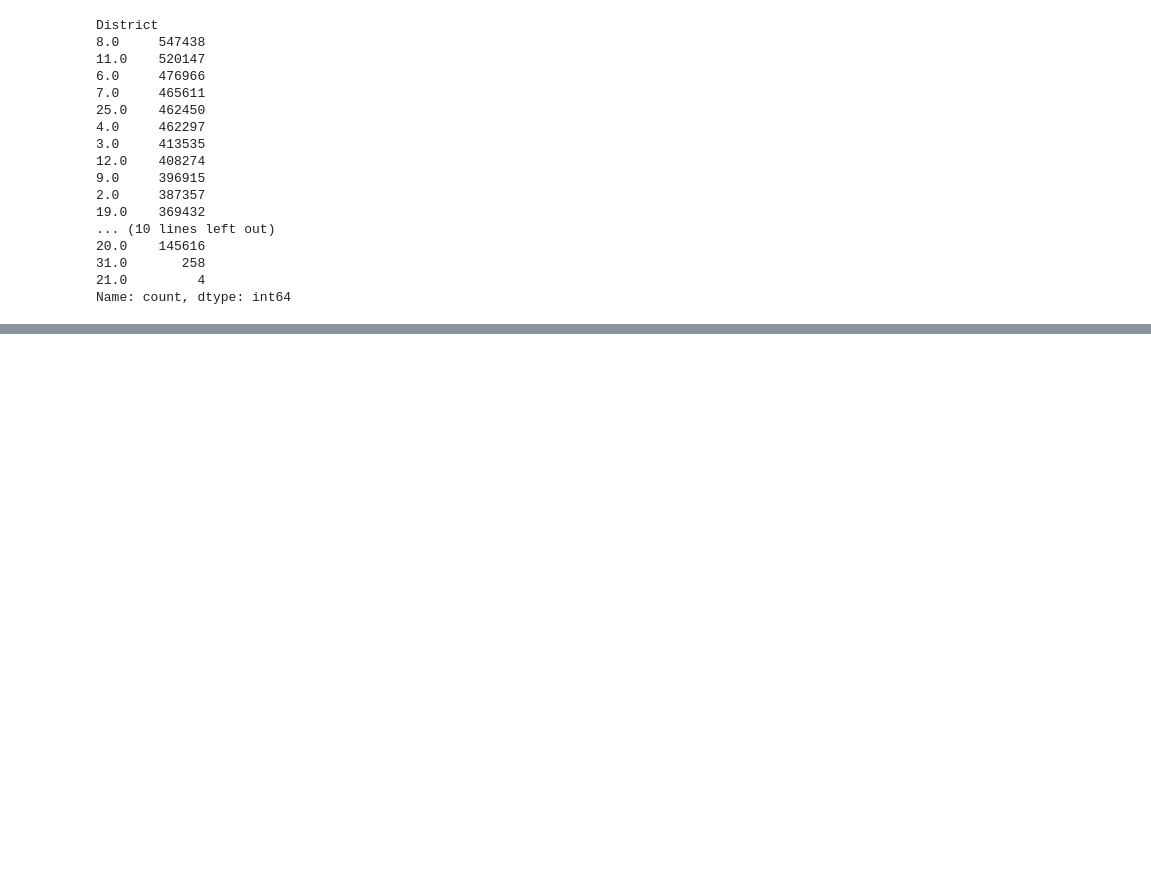
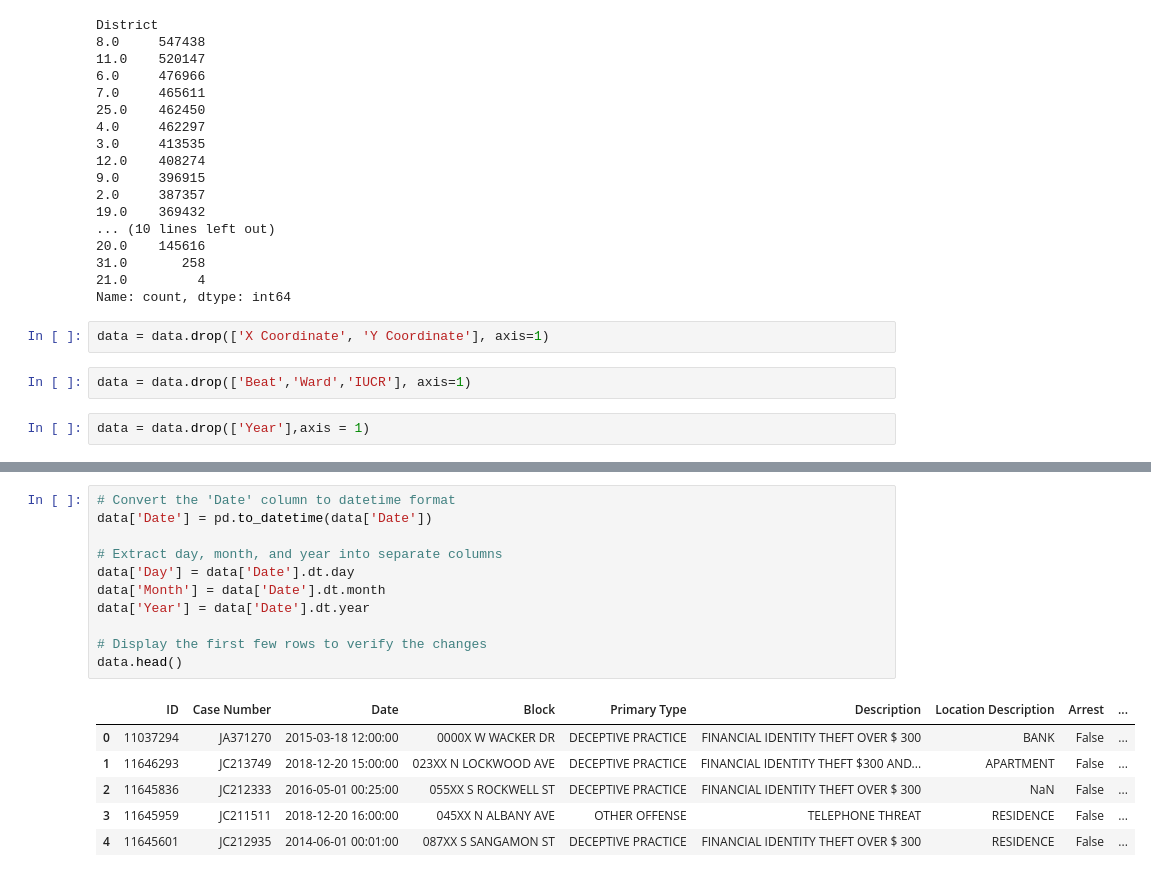
Before and after one commit to saitejasri1/Chicago-Crime-Analysis, a Jupyter notebook: chicago_crime_data.ipynb, the cells around one changed output, grey strips where cells are left out. Saved outputs shown, nothing was run; the diff lists cells and outputs as text; blank space fills up the shorter version.

```diff
--- a/chicago_crime_data.ipynb
+++ b/chicago_crime_data.ipynb
@@ -169,3 +175,9 @@ District
 31.0       258
 21.0         4
 Name: count, dtype: int64
+# %%
+data = data.drop(['X Coordinate', 'Y Coordinate'], axis=1)
+# %%
+data = data.drop(['Beat','Ward','IUCR'], axis=1)
+# %%
+data = data.drop(['Year'],axis = 1)
@@ -171,0 +204,18 @@ Name: count, dtype: int64
+# %%
+# Convert the 'Date' column to datetime format
+data['Date'] = pd.to_datetime(data['Date'])
+
+# Extract day, month, and year into separate columns
+data['Day'] = data['Date'].dt.day
+data['Month'] = data['Date'].dt.month
+data['Year'] = data['Date'].dt.year
+
+# Display the first few rows to verify the changes
+data.head()
+# %% [output]
+|  | ID | Case Number | Date | Block | Primary Type | Description | Location Description | Arrest | ... |
+| 0 | 11037294 | JA371270 | 2015-03-18 12:00:00 | 0000X W WACKER DR | DECEPTIVE PRACTICE | FINANCIAL IDENTITY THEFT OVER $ 300 | BANK | False | ... |
+| 1 | 11646293 | JC213749 | 2018-12-20 15:00:00 | 023XX N LOCKWOOD AVE | DECEPTIVE PRACTICE | FINANCIAL IDENTITY THEFT $300 AND... | APARTMENT | False | ... |
+| 2 | 11645836 | JC212333 | 2016-05-01 00:25:00 | 055XX S ROCKWELL ST | DECEPTIVE PRACTICE | FINANCIAL IDENTITY THEFT OVER $ 300 | NaN | False | ... |
+| 3 | 11645959 | JC211511 | 2018-12-20 16:00:00 | 045XX N ALBANY AVE | OTHER OFFENSE | TELEPHONE THREAT | RESIDENCE | False | ... |
+| 4 | 11645601 | JC212935 | 2014-06-01 00:01:00 | 087XX S SANGAMON ST | DECEPTIVE PRACTICE | FINANCIAL IDENTITY THEFT OVER $ 300 | RESIDENCE | False | ... |
```
Also changed, not shown: parts of 13 cells of this notebook.
